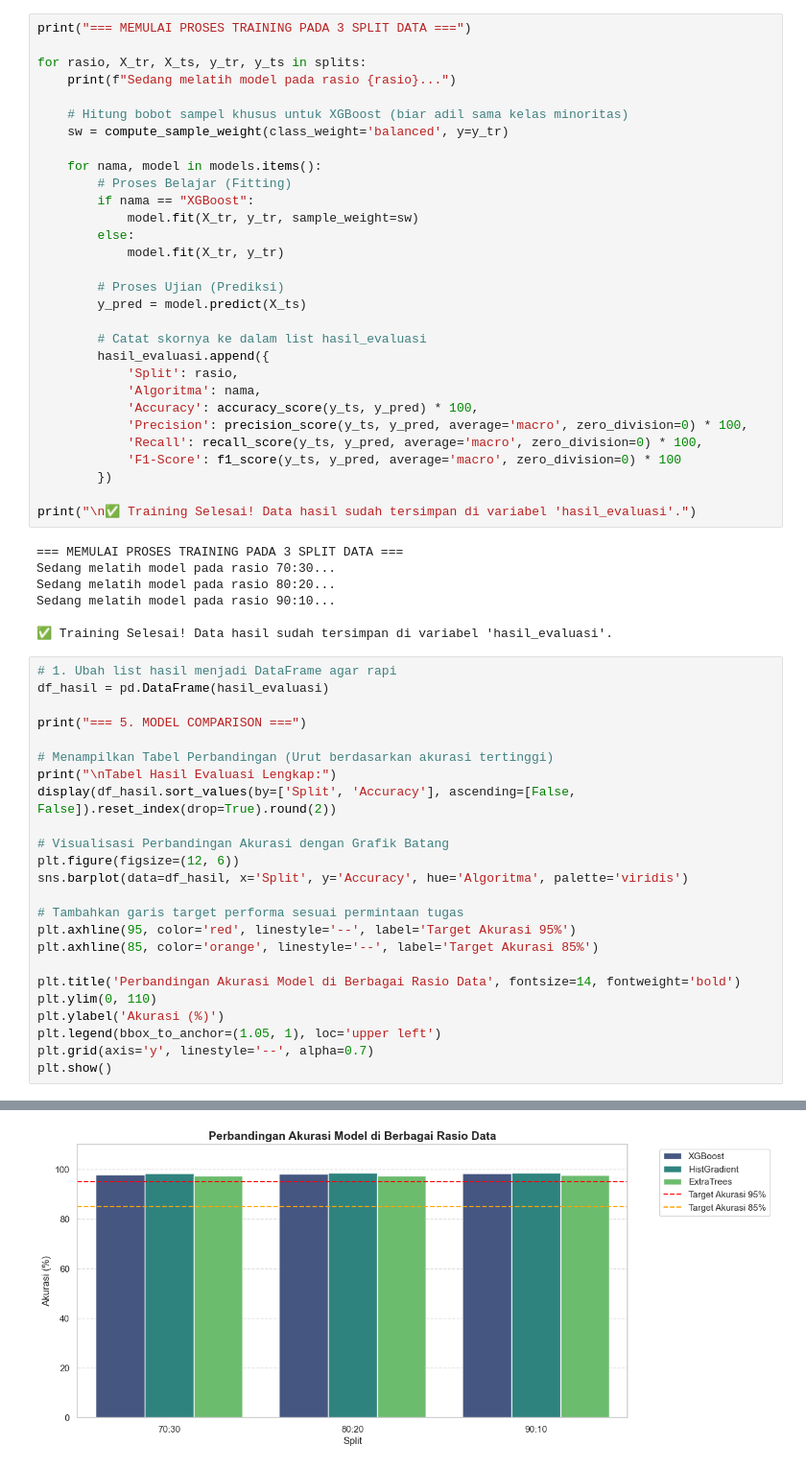
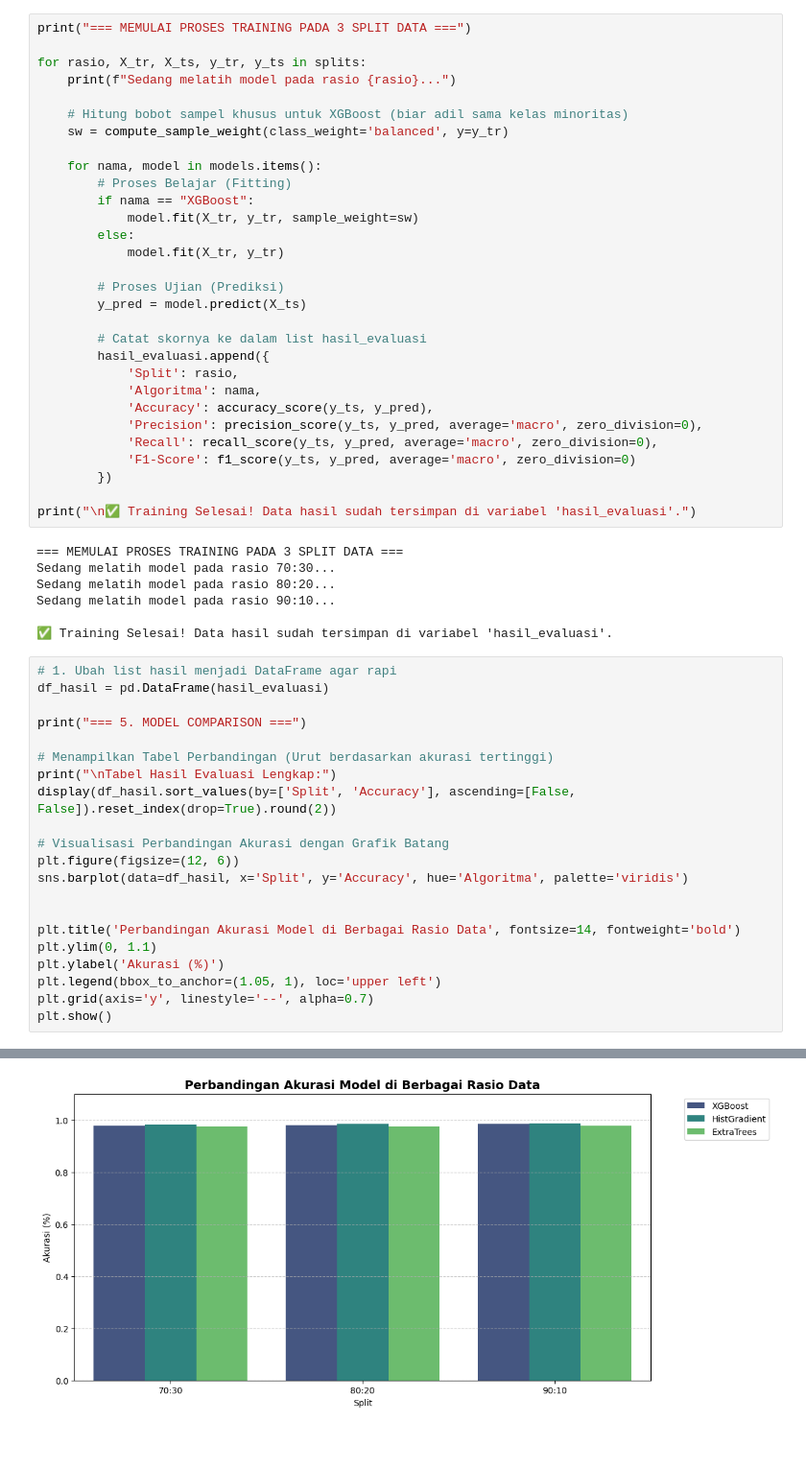
Before and after one commit to RyianDzuhri/machine-learning-f1g123029, a Jupyter notebook: klasifikasi/model_ml_new.ipynb, the cells around one changed output, grey strips where cells are left out. Shown at 96% size. Saved outputs shown, nothing was run; the diff lists cells and outputs as text; blank space fills up the shorter version.

```diff
--- a/klasifikasi/model_ml_new.ipynb
+++ b/klasifikasi/model_ml_new.ipynb
@@ -205,10 +217,10 @@ for rasio, X_tr, X_ts, y_tr, y_ts in splits:
         hasil_evaluasi.append({
             'Split': rasio,
             'Algoritma': nama,
-            'Accuracy': accuracy_score(y_ts, y_pred) * 100,
-            'Precision': precision_score(y_ts, y_pred, average='macro', zero_division=0) * 100,
-            'Recall': recall_score(y_ts, y_pred, average='macro', zero_division=0) * 100,
-            'F1-Score': f1_score(y_ts, y_pred, average='macro', zero_division=0) * 100
+            'Accuracy': accuracy_score(y_ts, y_pred),
+            'Precision': precision_score(y_ts, y_pred, average='macro', zero_division=0),
+            'Recall': recall_score(y_ts, y_pred, average='macro', zero_division=0),
+            'F1-Score': f1_score(y_ts, y_pred, average='macro', zero_division=0)
         })
 
 print("\n✅ Training Selesai! Data hasil sudah tersimpan di variabel 'hasil_evaluasi'.")
@@ -233,12 +245,9 @@ display(df_hasil.sort_values(by=['Split', 'Accuracy'], ascending=[False, False])
 plt.figure(figsize=(12, 6))
 sns.barplot(data=df_hasil, x='Split', y='Accuracy', hue='Algoritma', palette='viridis')
 
-# Tambahkan garis target performa sesuai permintaan tugas
-plt.axhline(95, color='red', linestyle='--', label='Target Akurasi 95%')
-plt.axhline(85, color='orange', linestyle='--', label='Target Akurasi 85%')
 
 plt.title('Perbandingan Akurasi Model di Berbagai Rasio Data', fontsize=14, fontweight='bold')
-plt.ylim(0, 110)
+plt.ylim(0, 1.1)
 plt.ylabel('Akurasi (%)')
 plt.legend(bbox_to_anchor=(1.05, 1), loc='upper left')
 plt.grid(axis='y', linestyle='--', alpha=0.7)
@@ -260,4 +269,4 @@ Tabel Hasil Evaluasi Lengkap:
-[figure, old version]
+[figure, new version]
 # %%
 print("=== 7. EVALUASI MENDALAM: SEMUA SPLITTING & ALGORITMA ===")
 
```
Also changed, not shown: parts of 8 cells of this notebook.
